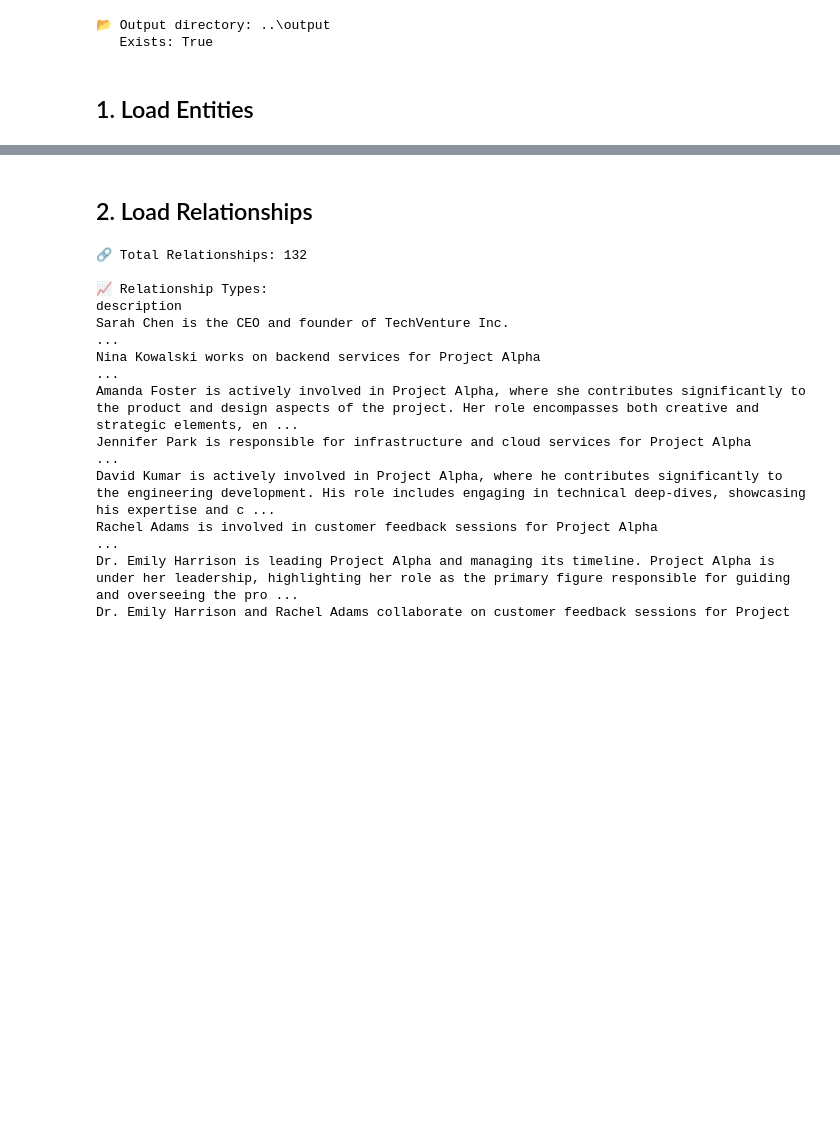
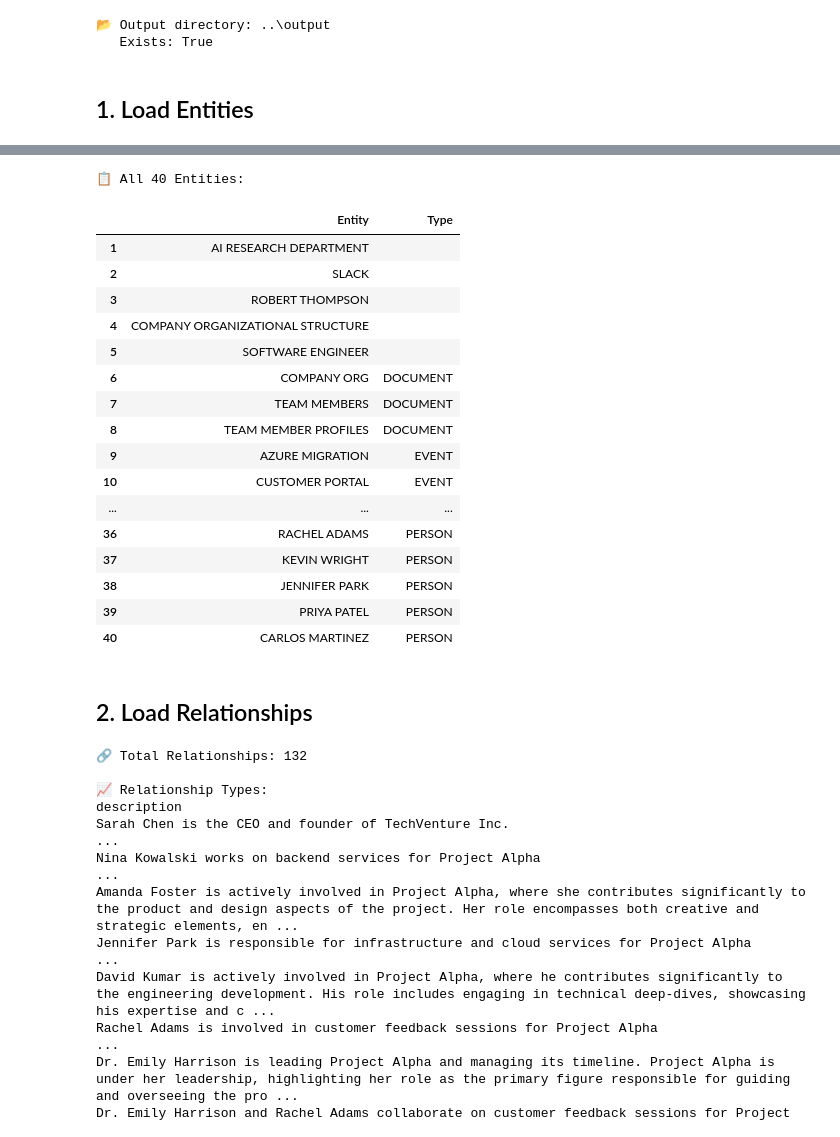
Before and after one commit to cristofima/maf-graphrag-series, a Jupyter notebook: notebooks/01_explore_graph.ipynb, the cells around one changed output, grey strips where cells are left out. Drawn from its saved outputs; the diff is of its cells as text; code cells hidden in the pictures; blank space fills up the shorter version.

Commit message:
chore: add Entity tables in 01_explore_graph Notebook

```diff
--- a/notebooks/01_explore_graph.ipynb
+++ b/notebooks/01_explore_graph.ipynb
@@ -48,6 +48,36 @@ Name: count, dtype: int64
 | 2 | 62d3edbb-841e-4ac6-bd1e-2e8019a68092 | 2 | MICHAEL RODRIGUEZ | PERSON | Michael Rodriguez is the Chief Te... | [c46263af364a655dbe883f362fd8d737... |
 | 3 | a67f807d-010f-4a65-a163-bbe378d273bd | 3 | LISA WANG | PERSON | Lisa Wang is the Chief Operating ... | [c46263af364a655dbe883f362fd8d737... |
 | 4 | 4923f2d7-201d-4adc-b01e-a028181900ed | 4 | DR. EMILY HARRISON | PERSON | Dr. Emily Harrison is the Head of... | [c46263af364a655dbe883f362fd8d737... |
+# %%
+# Show all entities in a table with their types and connection counts
+entity_table = entities_df[['title', 'type']].copy()
+entity_table.columns = ['Entity', 'Type']
+
+# We'll add connections after building the graph (for now show without)
+entity_table = entity_table.sort_values('Type').reset_index(drop=True)
+entity_table.index = entity_table.index + 1  # Start index at 1
+
+print(f"📋 All {len(entity_table)} Entities:\n")
+entity_table
+# %% [output]
+📋 All 40 Entities:
+|  | Entity | Type |
+| 1 | AI RESEARCH DEPARTMENT |  |
+| 2 | SLACK |  |
+| 3 | ROBERT THOMPSON |  |
+| 4 | COMPANY ORGANIZATIONAL STRUCTURE |  |
+| 5 | SOFTWARE ENGINEER |  |
+| 6 | COMPANY ORG | DOCUMENT |
+| 7 | TEAM MEMBERS | DOCUMENT |
+| 8 | TEAM MEMBER PROFILES | DOCUMENT |
+| 9 | AZURE MIGRATION | EVENT |
+| 10 | CUSTOMER PORTAL | EVENT |
+| ... | ... | ... |
+| 36 | RACHEL ADAMS | PERSON |
+| 37 | KEVIN WRIGHT | PERSON |
+| 38 | JENNIFER PARK | PERSON |
+| 39 | PRIYA PATEL | PERSON |
+| 40 | CARLOS MARTINEZ | PERSON |
 # %% [markdown]
 ## 2. Load Relationships
 # %%
```
Also changed, not shown: parts of 2 cells of this notebook.
